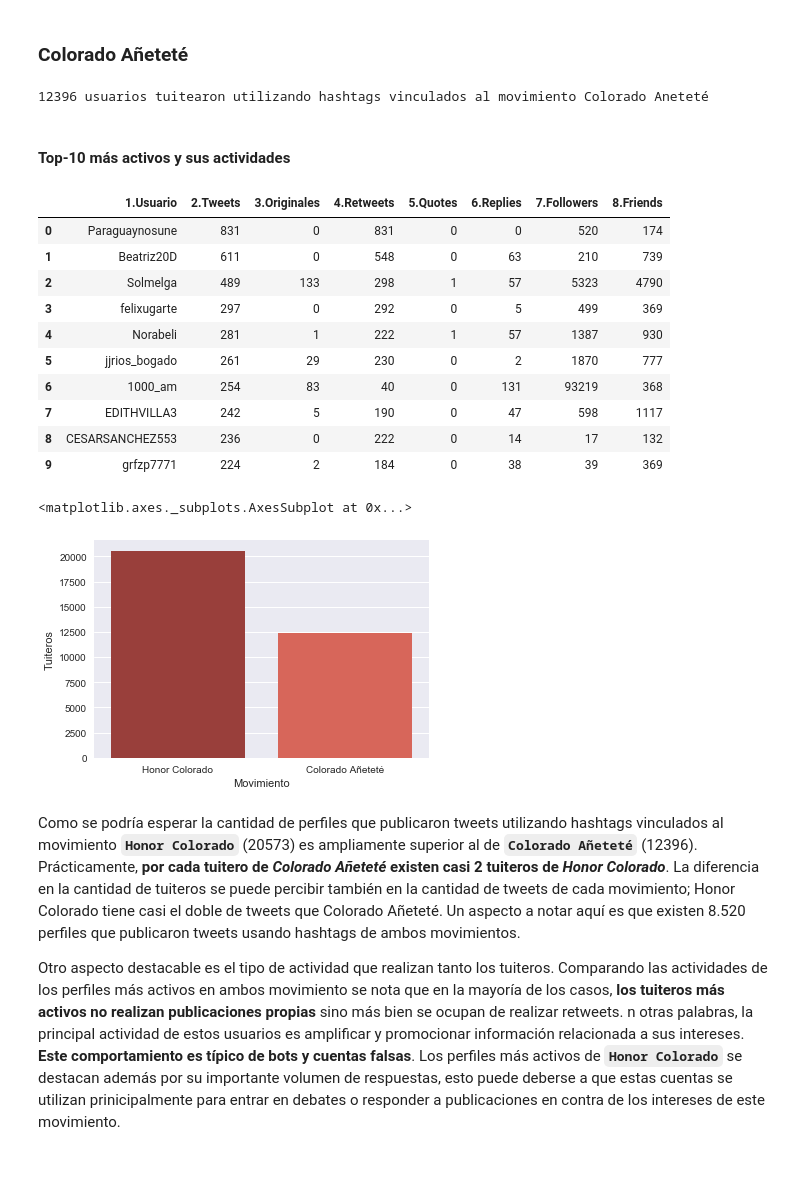
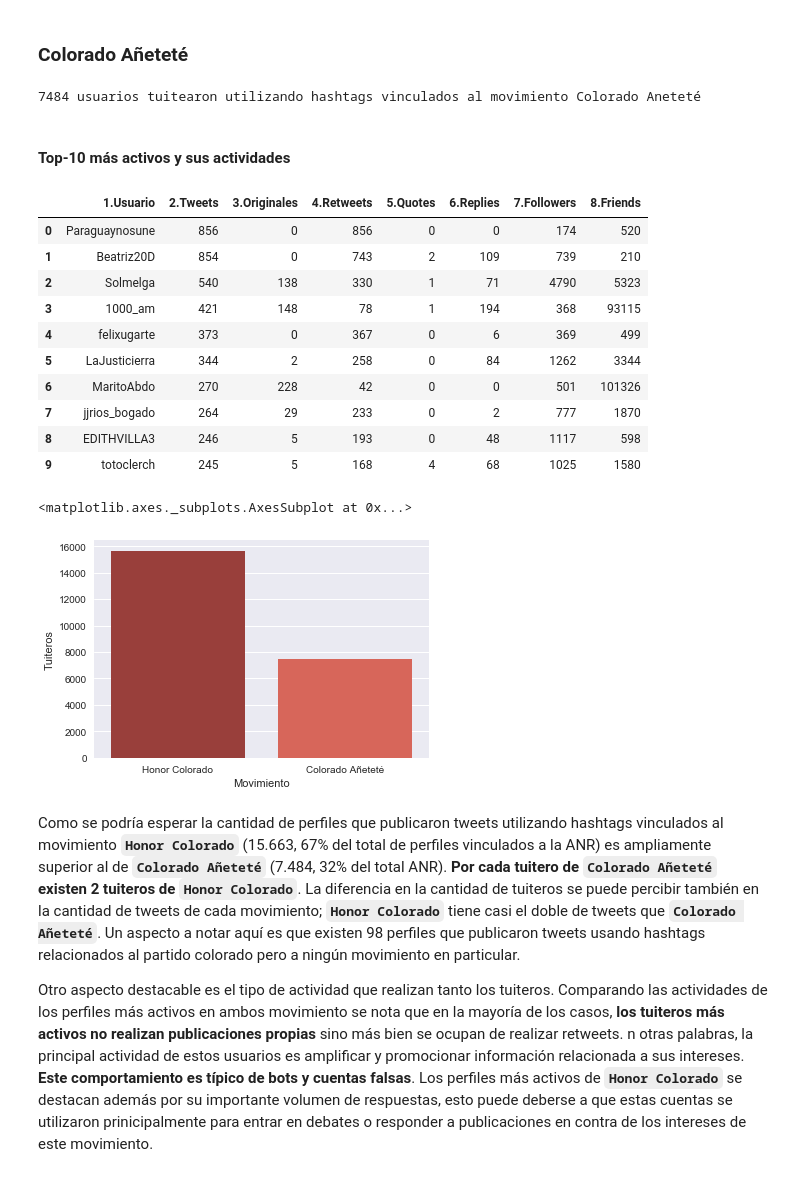
Before and after one commit to ParticipaPY/politic-bots, a Jupyter notebook: reports/bots_politicos_internas_anr_2017.ipynb, the cells around one changed output. Saved outputs shown, nothing was run; the diff lists cells and outputs as text; code cells hidden in the pictures.

Commit message:
New version of the report, including analyses of the users

```diff
--- a/reports/bots_politicos_internas_anr_2017.ipynb
+++ b/reports/bots_politicos_internas_anr_2017.ipynb
@@ -55 +53,5 @@ unique_tw_authors = db.get_unique_users(**{'partido':'anr'})
+# %%
+dbu = DBManager('users')
+#unique_tw_authors = db.get_unique_users(**{'partido':'anr'})
+unique_tw_authors = dbu.search({'party': 'anr'})
 # %%
@@ -269,8 +271,7 @@ Análisis de la cantidad de perfiles que publicaron tweets conteniendo los hasht
 # %% [markdown]
 ### Honor Colorado
 # %%
-additional_args = {'include_candidate':False, 'candidate_handler':'SantiPenap', 'movimiento':'honor colorado',
-                   'partido':'anr'}
-unique_users_hc = db.get_unique_users(**additional_args)
-print('{0} usuarios tuitearon utilizando hashtags vinculados al movimiento Honor Colorado'.format(len(unique_users_hc)))
+search_args = {'movement':'honor colorado', 'party':'anr'}
+unique_users_hc = dbu.search(search_args, only_relevant_tws=False)
+print('{0} usuarios tuitearon utilizando hashtags vinculados al movimiento Honor Colorado'.format(unique_users_hc.count()))
 # %% [output]
@@ -305,49 +307,49 @@ pd.DataFrame(top10_tuiteros_hc)
 # %% [markdown]
 ### Colorado Añeteté
 # %%
-additional_args = {'include_candidate':False, 'candidate_handler':'MaritoAbdo', 'movimiento':'colorado añetete',
-                   'partido': 'anr'}
-unique_users_ca = db.get_unique_users(**additional_args)
-print('{0} usuarios tuitearon utilizando hashtags vinculados al movimiento Colorado Aneteté'.format(len(unique_users_ca)))
+search_args = {'movement':'colorado añetete', 'party':'anr'}
+unique_users_ca = dbu.search(search_args, only_relevant_tws=False)
+print('{0} usuarios tuitearon utilizando hashtags vinculados al movimiento Colorado Aneteté'.format(unique_users_ca.count()))
 # %% [output]
-12396 usuarios tuitearon utilizando hashtags vinculados al movimiento Colorado Aneteté
+7484 usuarios tuitearon utilizando hashtags vinculados al movimiento Colorado Aneteté
 # %% [markdown]
 #### Top-10 más activos y sus actividades
 # %%
+users = dbu.get_users_and_activity(**{'partido': 'anr', 'movimiento': 'colorado añetete'})
 top10_tuiteros_ca = []
 for i in range(10):
-    tuitero_ca = {'1.Usuario': unique_users_ca[i]['screen_name'],
-                  '2.Tweets': unique_users_ca[i]['tweets_count'],
-                  '3.Originales': unique_users_ca[i]['original_count'],
-                  '4.Retweets': unique_users_ca[i]['retweets_count'],
-                  '5.Quotes': unique_users_ca[i]['quotes_count'],
-                  '6.Replies': unique_users_ca[i]['replies_count'],
-                  '7.Followers': unique_users_ca[i]['followers'],
-                  '8.Friends': unique_users_ca[i]['friends']}
+    tuitero_ca = {'1.Usuario': users[i]['screen_name'],
+                  '2.Tweets': users[i]['tweets'],
+                  '3.Originales': users[i]['original_tweets'],
+                  '4.Retweets': users[i]['rts'],
+                  '5.Quotes': users[i]['qts'],
+                  '6.Replies': users[i]['rps'],
+                  '7.Followers': users[i]['friends'],
+                  '8.Friends': users[i]['followers']}
     top10_tuiteros_ca.append(tuitero_ca)
 pd.DataFrame(top10_tuiteros_ca)
 # %% [output]
 |  | 1.Usuario | 2.Tweets | 3.Originales | 4.Retweets | 5.Quotes | 6.Replies | 7.Followers | 8.Friends |
-| 0 | Paraguaynosune | 831 | 0 | 831 | 0 | 0 | 520 | 174 |
-| 1 | Beatriz20D | 611 | 0 | 548 | 0 | 63 | 210 | 739 |
-| 2 | Solmelga | 489 | 133 | 298 | 1 | 57 | 5323 | 4790 |
-| 3 | felixugarte | 297 | 0 | 292 | 0 | 5 | 499 | 369 |
-| 4 | Norabeli | 281 | 1 | 222 | 1 | 57 | 1387 | 930 |
-| 5 | jjrios_bogado | 261 | 29 | 230 | 0 | 2 | 1870 | 777 |
-| 6 | 1000_am | 254 | 83 | 40 | 0 | 131 | 93219 | 368 |
-| 7 | EDITHVILLA3 | 242 | 5 | 190 | 0 | 47 | 598 | 1117 |
-| 8 | CESARSANCHEZ553 | 236 | 0 | 222 | 0 | 14 | 17 | 132 |
-| 9 | grfzp7771 | 224 | 2 | 184 | 0 | 38 | 39 | 369 |
+| 0 | Paraguaynosune | 856 | 0 | 856 | 0 | 0 | 174 | 520 |
+| 1 | Beatriz20D | 854 | 0 | 743 | 2 | 109 | 739 | 210 |
+| 2 | Solmelga | 540 | 138 | 330 | 1 | 71 | 4790 | 5323 |
+| 3 | 1000_am | 421 | 148 | 78 | 1 | 194 | 368 | 93115 |
+| 4 | felixugarte | 373 | 0 | 367 | 0 | 6 | 369 | 499 |
+| 5 | LaJusticierra | 344 | 2 | 258 | 0 | 84 | 1262 | 3344 |
+| 6 | MaritoAbdo | 270 | 228 | 42 | 0 | 0 | 501 | 101326 |
+| 7 | jjrios_bogado | 264 | 29 | 233 | 0 | 2 | 777 | 1870 |
+| 8 | EDITHVILLA3 | 246 | 5 | 193 | 0 | 48 | 1117 | 598 |
+| 9 | totoclerch | 245 | 5 | 168 | 4 | 68 | 1025 | 1580 |
 # %%
 tuiteros_por_movimiento = pd.DataFrame({
     'Movimiento': ['Honor Colorado', 'Colorado Añeteté'],
-    'Tuiteros': [len(unique_users_hc), len(unique_users_ca)]
+    'Tuiteros': [unique_users_hc.count(), unique_users_ca.count()]
 }, index=['hc', 'ca'])
 sns.barplot(x='Movimiento', y='Tuiteros', data=tuiteros_por_movimiento, palette="Reds_d")
 # %% [output]
 <matplotlib.axes._subplots.AxesSubplot at 0x...>
-[figure, old version]
+[figure, new version]
 # %% [markdown]
-Como se podría esperar la cantidad de perfiles que publicaron tweets utilizando hashtags vinculados al movimiento **`Honor Colorado`** (20573) es ampliamente superior al de **`Colorado Añeteté`** (12396). Prácticamente, **por cada tuitero de *Colorado Añeteté* existen casi 2 tuiteros de *Honor Colorado***. La diferencia en la cantidad de tuiteros se puede percibir también en la cantidad de tweets de cada movimiento; Honor Colorado tiene casi el doble de tweets que Colorado Añeteté. Un aspecto a notar aquí es que existen 8.520 perfiles que publicaron tweets usando hashtags de ambos movimientos.
+Como se podría esperar la cantidad de perfiles que publicaron tweets utilizando hashtags vinculados al movimiento **`Honor Colorado`** (15.663, 67% del total de perfiles vinculados a la ANR) es ampliamente superior al de **`Colorado Añeteté`** (7.484, 32% del total ANR). **Por cada tuitero de `Colorado Añeteté` existen 2 tuiteros de `Honor Colorado`**. La diferencia en la cantidad de tuiteros se puede percibir también en la cantidad de tweets de cada movimiento; **`Honor Colorado`** tiene casi el doble de tweets que **`Colorado Añeteté`**. Un aspecto a notar aquí es que existen 98 perfiles que publicaron tweets usando hashtags relacionados al partido colorado pero a ningún movimiento en particular.
 
-Otro aspecto destacable es el tipo de actividad que realizan tanto los tuiteros. Comparando las actividades de los perfiles más activos en ambos movimiento se nota que en la mayoría de los casos, **los tuiteros más activos no realizan publicaciones propias** sino más bien se ocupan de realizar retweets. n otras palabras, la principal actividad de estos usuarios es amplificar y promocionar información relacionada a sus intereses. **Este comportamiento es típico de bots y cuentas falsas**. Los perfiles más activos de **`Honor Colorado`** se destacan además por su importante volumen de respuestas, esto puede deberse a que estas cuentas se utilizan prinicipalmente para entrar en debates o responder a publicaciones en contra de los intereses de este movimiento.
+Otro aspecto destacable es el tipo de actividad que realizan tanto los tuiteros. Comparando las actividades de los perfiles más activos en ambos movimiento se nota que en la mayoría de los casos, **los tuiteros más activos no realizan publicaciones propias** sino más bien se ocupan de realizar retweets. n otras palabras, la principal actividad de estos usuarios es amplificar y promocionar información relacionada a sus intereses. **Este comportamiento es típico de bots y cuentas falsas**. Los perfiles más activos de **`Honor Colorado`** se destacan además por su importante volumen de respuestas, esto puede deberse a que estas cuentas se utilizaron prinicipalmente para entrar en debates o responder a publicaciones en contra de los intereses de este movimiento.
```
Also changed, not shown: parts of 5 cells of this notebook.
